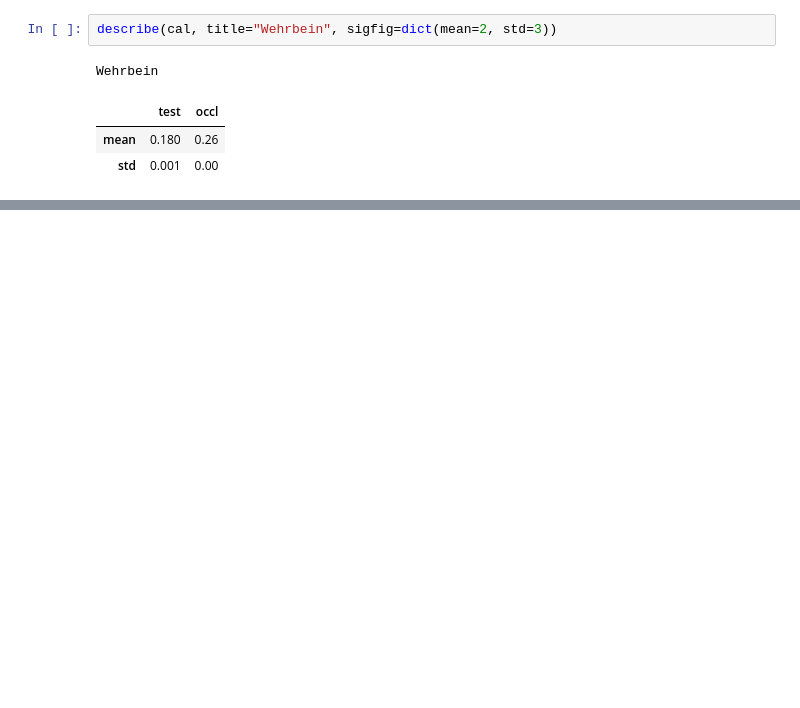
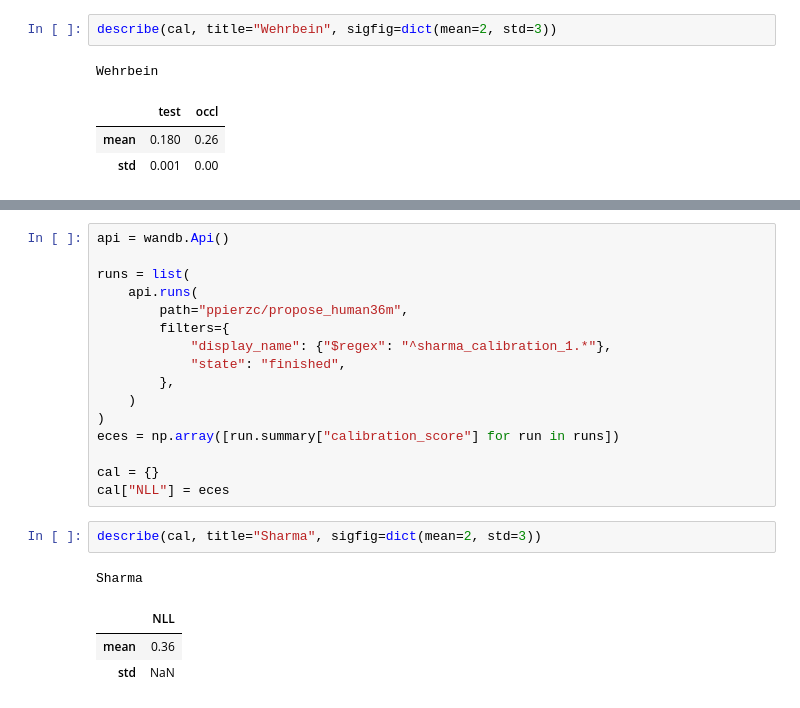
Before and after one commit to sinzlab/cGNF, a Jupyter notebook: notebooks/human36m/minmpjpe_and_calibration.ipynb, the cells around one changed output, grey strips where cells are left out. Saved outputs shown, nothing was run; the diff lists cells and outputs as text; blank space fills up the shorter version.

```diff
--- a/notebooks/human36m/minmpjpe_and_calibration.ipynb
+++ b/notebooks/human36m/minmpjpe_and_calibration.ipynb
@@ -191,0 +225,23 @@ Wehrbein
+# %%
+api = wandb.Api()
+
+runs = list(
+    api.runs(
+        path="ppierzc/propose_human36m",
+        filters={
+            "display_name": {"$regex": "^sharma_calibration_1.*"},
+            "state": "finished",
+        },
+    )
+)
+eces = np.array([run.summary["calibration_score"] for run in runs])
+
+cal = {}
+cal["NLL"] = eces
+# %%
+describe(cal, title="Sharma", sigfig=dict(mean=2, std=3))
+# %% [output]
+Sharma
+|  | NLL |
+| mean | 0.36 |
+| std | NaN |
```
Also changed, not shown: parts of 3 cells of this notebook, 3 other files.
